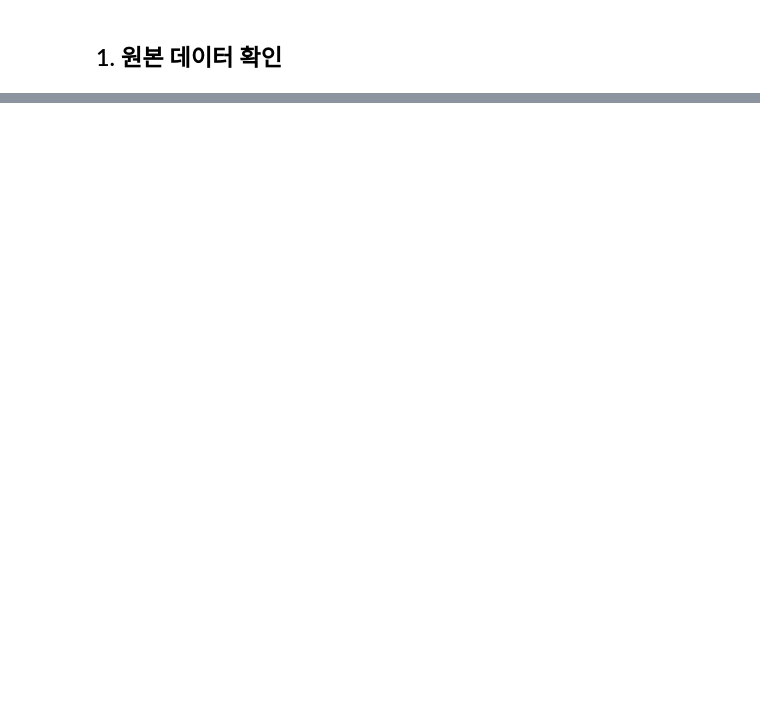
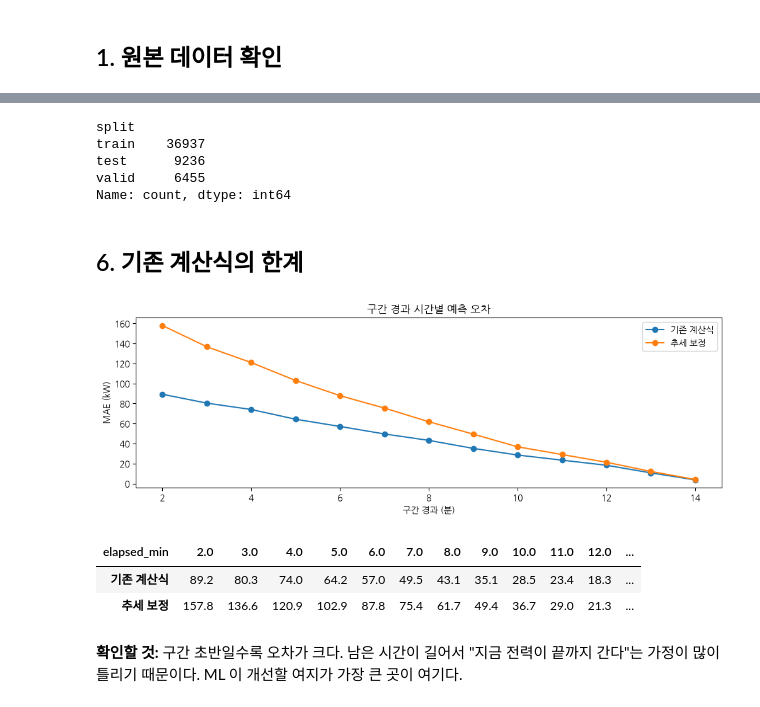
Before and after one commit to sinheechan/power-edge, a Jupyter notebook: ml/eda.ipynb, the cells around one changed output, grey strips where cells are left out. Cells and saved outputs as stored; diff of their text form; code cells hidden in the pictures; blank space fills up the shorter version.

```diff
--- a/ml/eda.ipynb
+++ b/ml/eda.ipynb
@@ -228,0 +252,19 @@ if os.path.exists("outputs/ensembles.csv"):
+# %%
+# 예측 시점만 남기기: 구간 시작 2분(12칸) ~ 14분(84칸), 1분(6칸) 간격
+points = df[df["k"].isin(range(12, 85, 6)) & df["full_window"]].copy()
+points["elapsed_min"] = points["k"] / 6
+
+FEATURES = [
+    "elapsed_ratio", "kw_now", "proj_base", "proj_trend",
+    "mean_1m", "mean_5m", "mean_10m", "std_5m", "slope", "max_10m", "min_10m",
+    "hour", "dow",
+]
+
+# 최근 10분 안에 빈 칸이 있으면 특징이 NaN -> 제외
+points = points.dropna(subset=FEATURES)
+
+# 모델이 맞힐 값: 실제 평균 - 기존 계산식 (계산식이 얼마나 틀리는지)
+points["residual"] = points["actual_kw"] - points["proj_base"]
+
+print(f"샘플 수: {len(points):,}")
+points[["window_start", "elapsed_min", "kw_now", "proj_base", "proj_trend", "actual_kw", "residual"]].head(10)
@@ -228,0 +285,42 @@ if os.path.exists("outputs/ensembles.csv"):
+# %%
+# 날짜 기준 분할: 앞 70% 학습 / 다음 15% 검증 / 마지막 15% 시험
+# 랜덤으로 섞으면 같은 구간이 학습·시험에 동시에 들어가 성능이 부풀려진다
+dates = sorted(points.index.normalize().unique())
+n_train = int(len(dates) * 0.70)
+n_valid = int(len(dates) * 0.15)
+
+train_dates = dates[:n_train]
+valid_dates = dates[n_train:n_train + n_valid]
+
+day_of_point = points.index.normalize()
+points["split"] = "test"
+points.loc[day_of_point.isin(train_dates), "split"] = "train"
+points.loc[day_of_point.isin(valid_dates), "split"] = "valid"
+
+points["split"].value_counts()
+# %% [output]
+split
+train    36937
+test      9236
+valid     6455
+Name: count, dtype: int64
+# %% [markdown]
+## 6. 기존 계산식의 한계
+# %%
+points["err_base"] = (points["proj_base"] - points["actual_kw"]).abs()
+points["err_trend"] = (points["proj_trend"] - points["actual_kw"]).abs()
+
+by_min = points.groupby("elapsed_min")[["err_base", "err_trend"]].mean()
+by_min.columns = ["기존 계산식", "추세 보정"]
+
+by_min.plot(marker="o", title="구간 경과 시간별 예측 오차", xlabel="구간 경과 (분)", ylabel="MAE (kW)")
+plt.show()
+by_min.round(1).T
+# %% [output]
+[figure, added]
+| elapsed_min | 2.0 | 3.0 | 4.0 | 5.0 | 6.0 | 7.0 | 8.0 | 9.0 | 10.0 | 11.0 | 12.0 | ... |
+| 기존 계산식 | 89.2 | 80.3 | 74.0 | 64.2 | 57.0 | 49.5 | 43.1 | 35.1 | 28.5 | 23.4 | 18.3 | ... |
+| 추세 보정 | 157.8 | 136.6 | 120.9 | 102.9 | 87.8 | 75.4 | 61.7 | 49.4 | 36.7 | 29.0 | 21.3 | ... |
+# %% [markdown]
+**확인할 것:** 구간 초반일수록 오차가 크다. 남은 시간이 길어서 "지금 전력이 끝까지 간다"는 가정이 많이 틀리기 때문이다.
+ML 이 개선할 여지가 가장 큰 곳이 여기다.
```
Also changed, not shown: parts of 53 cells of this notebook, 8 other files.
